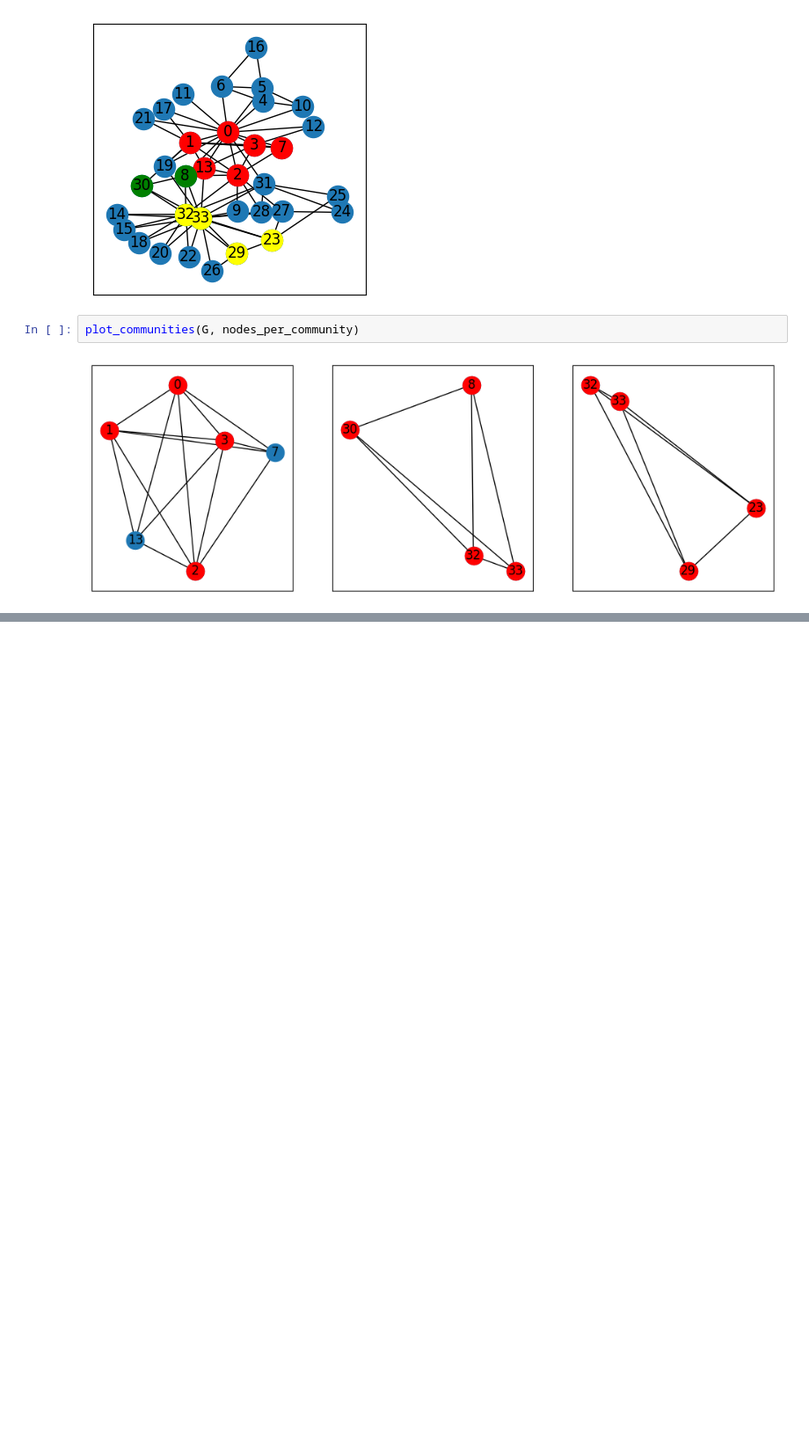
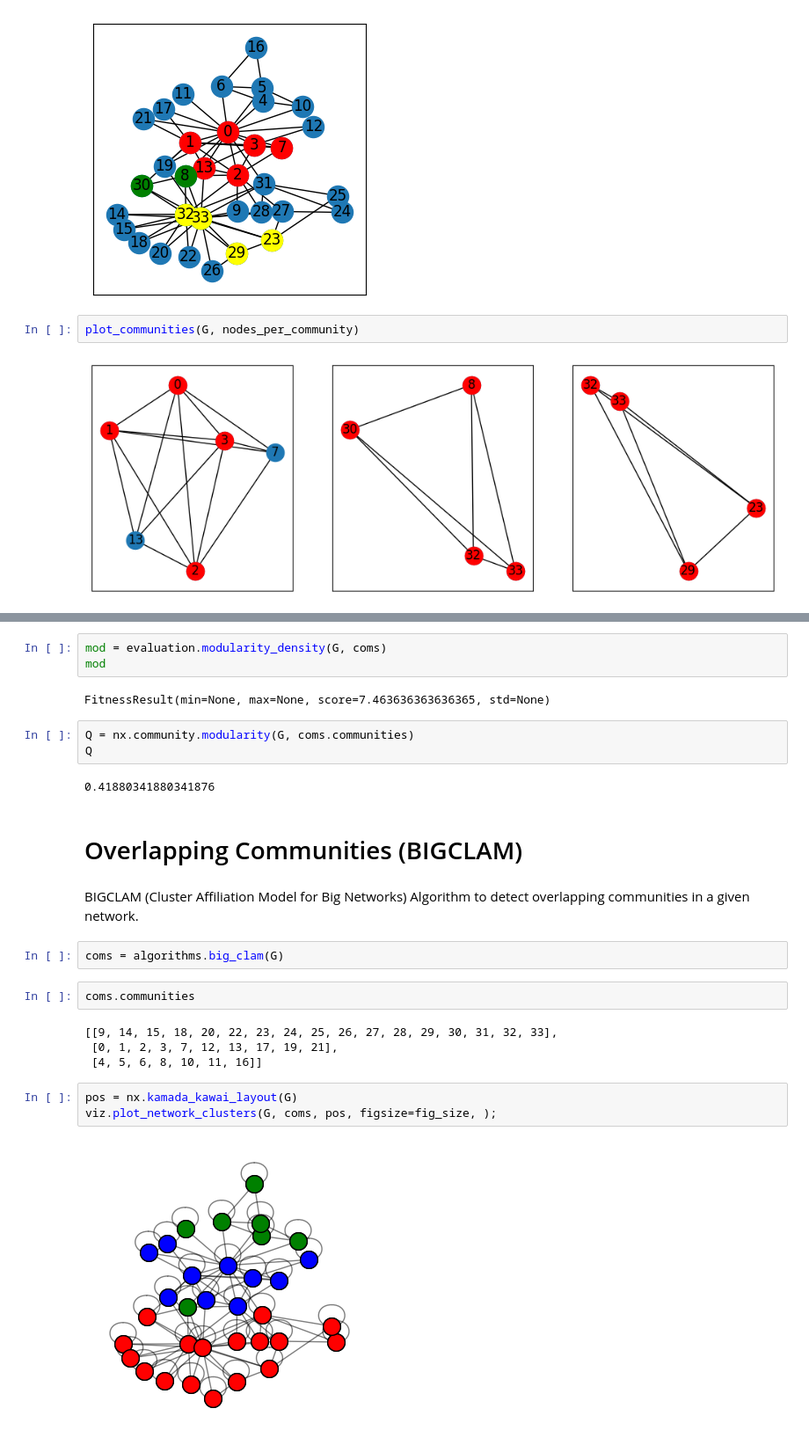
Before and after one commit to lipinski/graph-theory, a Jupyter notebook: community_detection.ipynb, the cells around one changed output, grey strips where cells are left out. Shown: that part at 88% size. Saved outputs shown, nothing was run; the diff lists cells and outputs as text; blank space fills up the shorter version.

```diff
--- a/community_detection.ipynb
+++ b/community_detection.ipynb
@@ -120,0 +145,27 @@ plot_communities(G, nodes_per_community)
+# %%
+mod = evaluation.modularity_density(G, coms)
+mod
+# %% [output]
+FitnessResult(min=None, max=None, score=7.463636363636365, std=None)
+# %%
+Q = nx.community.modularity(G, coms.communities)
+Q
+# %% [output]
+0.41880341880341876
+# %% [markdown]
+# Overlapping Communities (BIGCLAM)
+# %% [markdown]
+BIGCLAM (Cluster Affiliation Model for Big Networks) Algorithm to detect overlapping communities in a given network.
+# %%
+coms = algorithms.big_clam(G)
+# %%
+coms.communities
+# %% [output]
+[[9, 14, 15, 18, 20, 22, 23, 24, 25, 26, 27, 28, 29, 30, 31, 32, 33],
+ [0, 1, 2, 3, 7, 12, 13, 17, 19, 21],
+ [4, 5, 6, 8, 10, 11, 16]]
+# %%
+pos = nx.kamada_kawai_layout(G)
+viz.plot_network_clusters(G, coms, pos, figsize=fig_size, );
+# %% [output]
+[figure, added]
```
Also changed, not shown: parts of 10 cells of this notebook.
